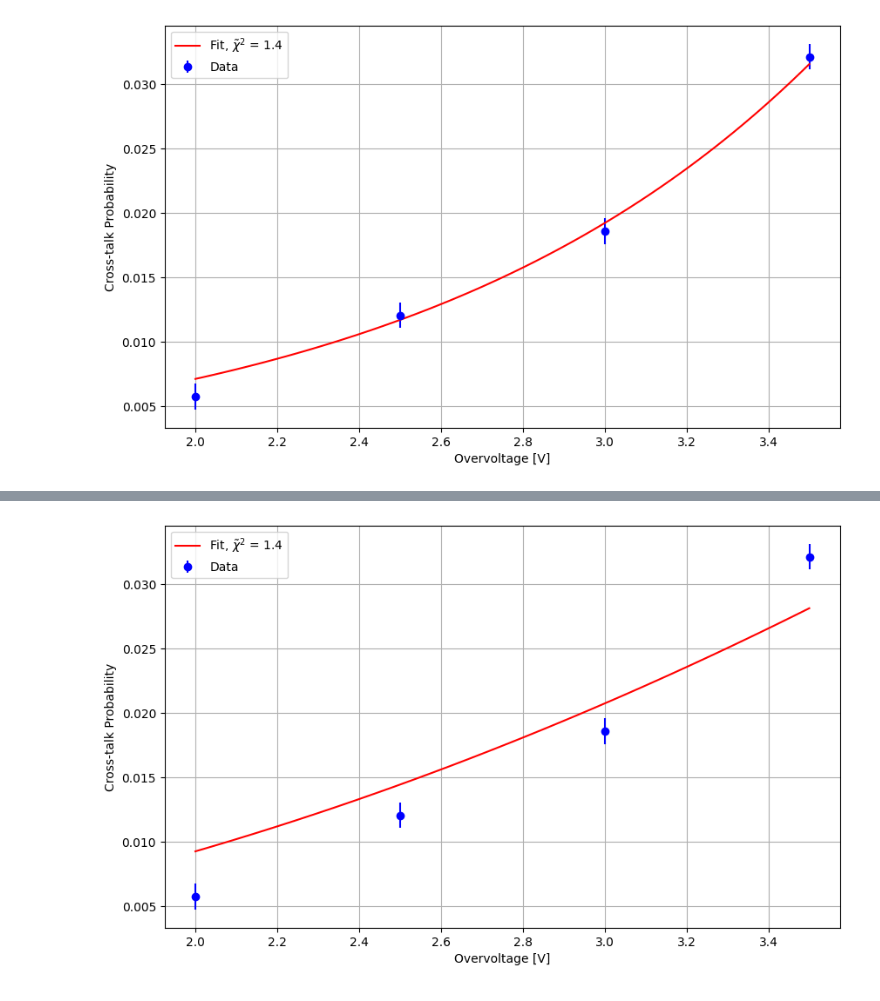
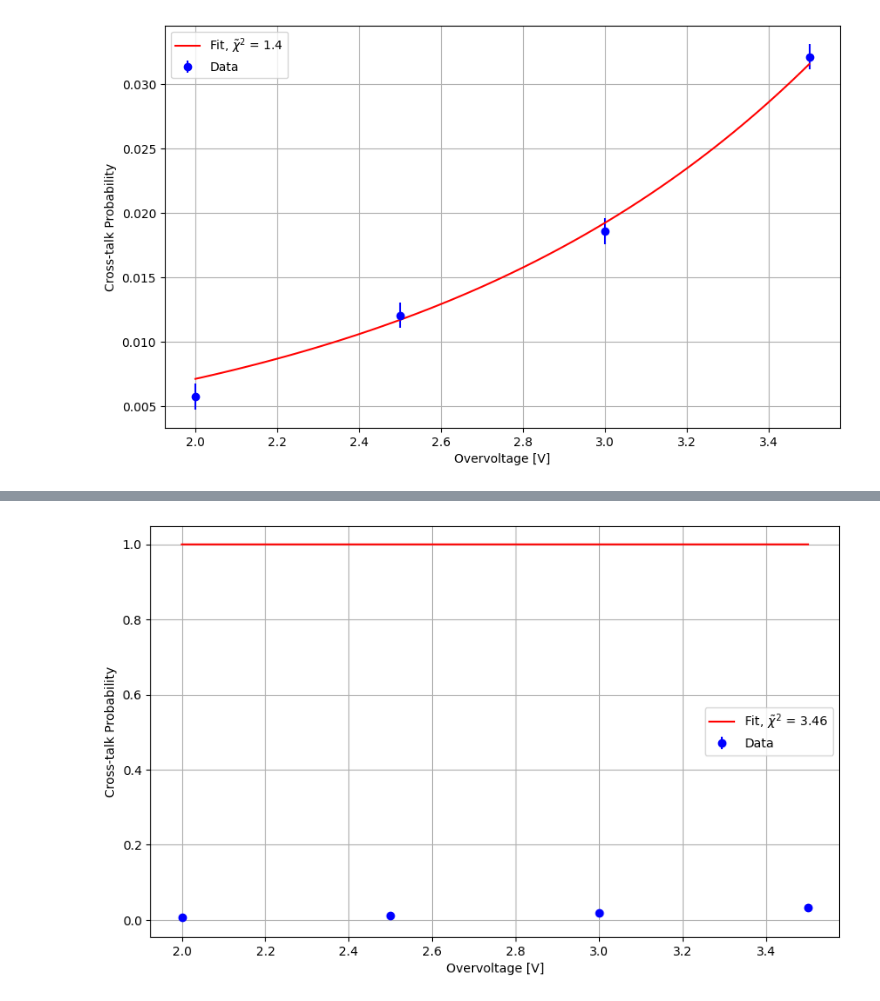
Before and after one commit to Pavar0tty/Laboratorio_SiPM, a Jupyter notebook: Analisi/Parte 1/Analisi Dark_Ladder/Analisi_Staircase.ipynb, the cells around one changed output, grey strips where cells are left out. Saved outputs shown, nothing was run; the diff lists cells and outputs as text; code cells hidden in the pictures.

```diff
--- a/Analisi/Parte 1/Analisi Dark_Ladder/Analisi_Staircase.ipynb
+++ b/Analisi/Parte 1/Analisi Dark_Ladder/Analisi_Staircase.ipynb
@@ -126,10 +144,10 @@ plt.show()
 # %% [output]
 [figure]
 # %%
-def exp_squared (x, b):
-    return (1 - np.exp(-b*(x -vbr)**2 ))
+def exp_squared (x, b, a):
+    return (1 - a *np.exp(-b*(x)**2 ))
 
-pars2, vals2, ers2, *other2 = LS_fit(x, y, yer, exp_squared, b=0.0005, disp=0)
+pars2, vals2, ers2, *other2 = LS_fit(x - vbr, y, yer, exp_squared, b=1, a = 1, disp=1)
 
 for i in range(len(pars2)):
     print(f"Parameter {pars2[i]}: {vals2[i]:.3g} ± {ers2[i]:.3g}")
@@ -142,13 +173,13 @@ Chi2/ndf: 12.9
 # %%
 t = np.linspace(54, 55.5, 100)
 plt.figure(figsize=(10, 6))
 plt.errorbar(x-vbr, y, yerr=yer, fmt='o', label='Data', color='blue')
-plt.plot(t-vbr, exp_squared(np.array(t), *vals2), label='Fit, $\\tilde{\chi}^2$ = 1.4', color='red')
+plt.plot(t-vbr, exp_squared(np.array(t), *vals2), label=fr'Fit, $\tilde\chi^2$ = {c2r2:.3g}', color='red')
 plt.xlabel('Overvoltage [V]')
 plt.ylabel('Cross-talk Probability')
 plt.grid()
 plt.legend()
 #plt.savefig("Cross_talk_fit.png")
 plt.show()
 # %% [output]
-[figure, old version]
+[figure, new version]
```
Also changed, not shown: parts of 4 cells of this notebook, 1 other file.
